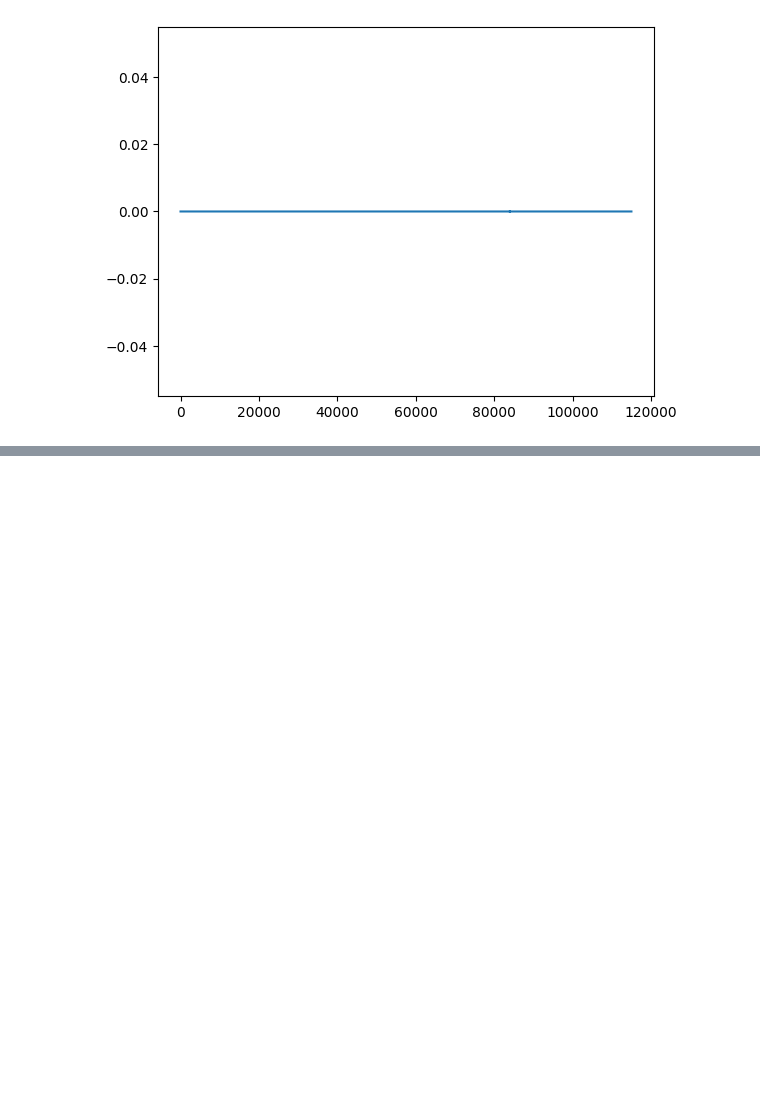
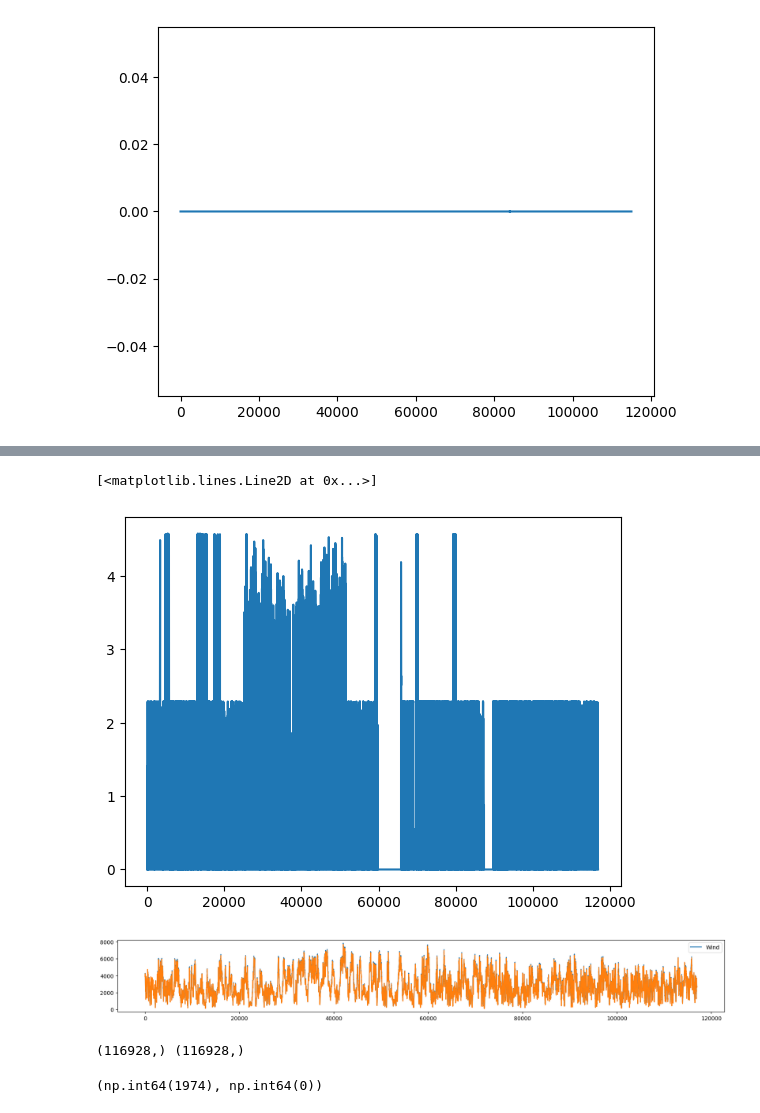
Before and after one commit to ulrich-oberhofer/Bachelor-s-Thesis, a Jupyter notebook: scripts/test_australian_data.ipynb, the cells around one changed output, grey strips where cells are left out. Drawn from its saved outputs; the diff is of its cells as text; code cells hidden in the pictures; blank space fills up the shorter version.

```diff
--- a/scripts/test_australian_data.ipynb
+++ b/scripts/test_australian_data.ipynb
@@ -65,0 +110,26 @@ feat_AUS.shape,feat_nemosis.shape
+# %%
+# plt.plot(feat_AUS['Biomass'].values)
+# plt.plot(feat_AUS['Biogas'].values)
+# plt.show()
+plt.plot(feat_nemosis['generation: Solar, Descriptor: solar'].values)
+# %% [output]
+[<matplotlib.lines.Line2D at 0x...>]
+[figure, added]
+# %%
+n = -500000
+fig = plt.figure(figsize=(20,80))#,constrained_layout=True)
+gs = plt.GridSpec(28, 1, figure=fig)
+i = 0
+ax = fig.add_subplot(gs[i, :])
+ax.plot(feat_AUS['Wind'].values[n:], label='Wind')
+ax.plot(feat_nemosis['generation: Wind, Descriptor: Wind'].values[n:])
+ax.legend()
+i += 1
+# %% [output]
+[figure, added]
+# %%
+print(feat_AUS['Wind'].shape, feat_nemosis['generation: Wind, Descriptor: Wind'].shape)
+feat_AUS['Wind'].isna().sum(), feat_nemosis['generation: Wind, Descriptor: Wind'].isna().sum()
+# %% [output]
+(116928,) (116928,)
+(np.int64(1974), np.int64(0))
```
Also changed, not shown: parts of 17 cells of this notebook, 1 other file.
